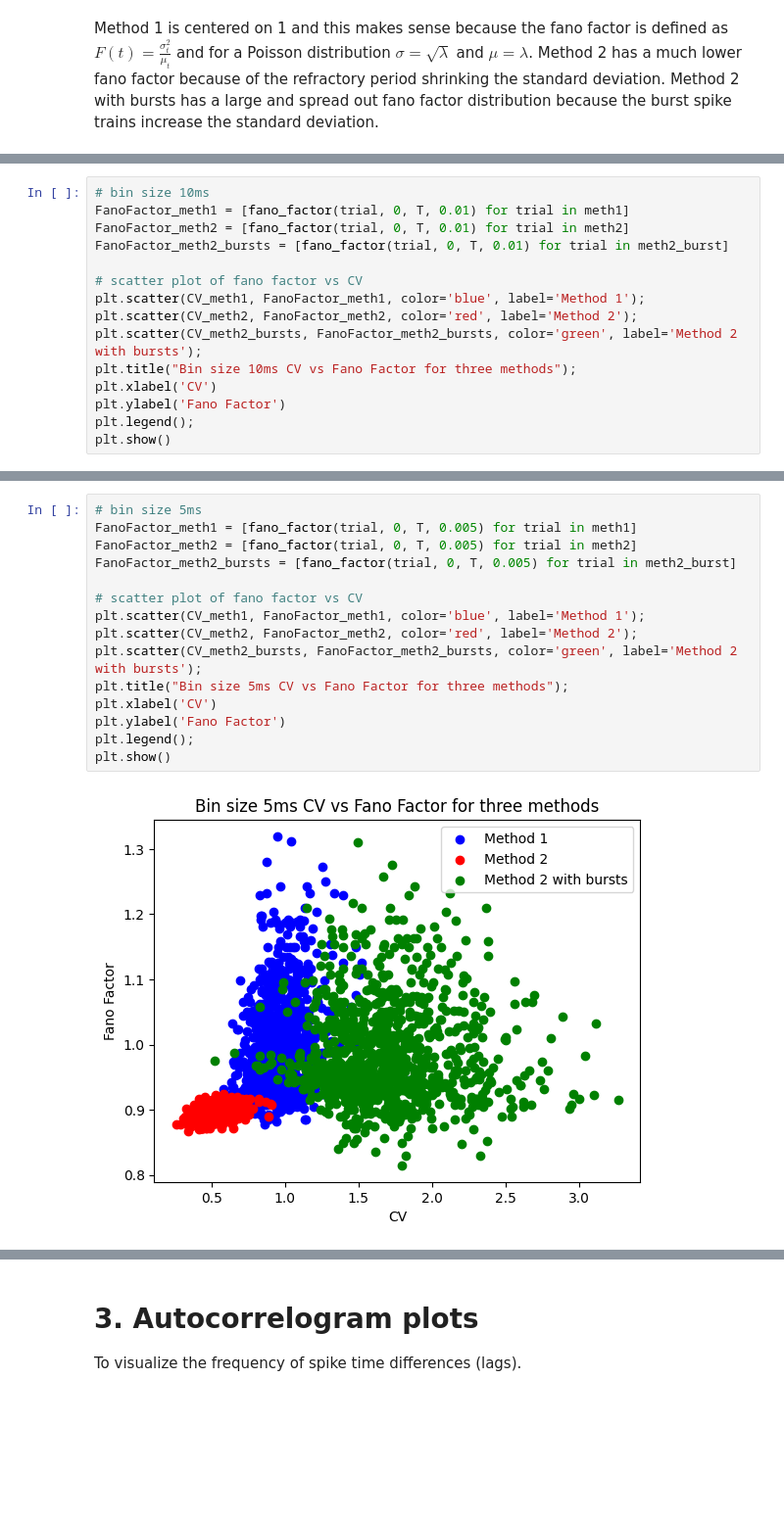
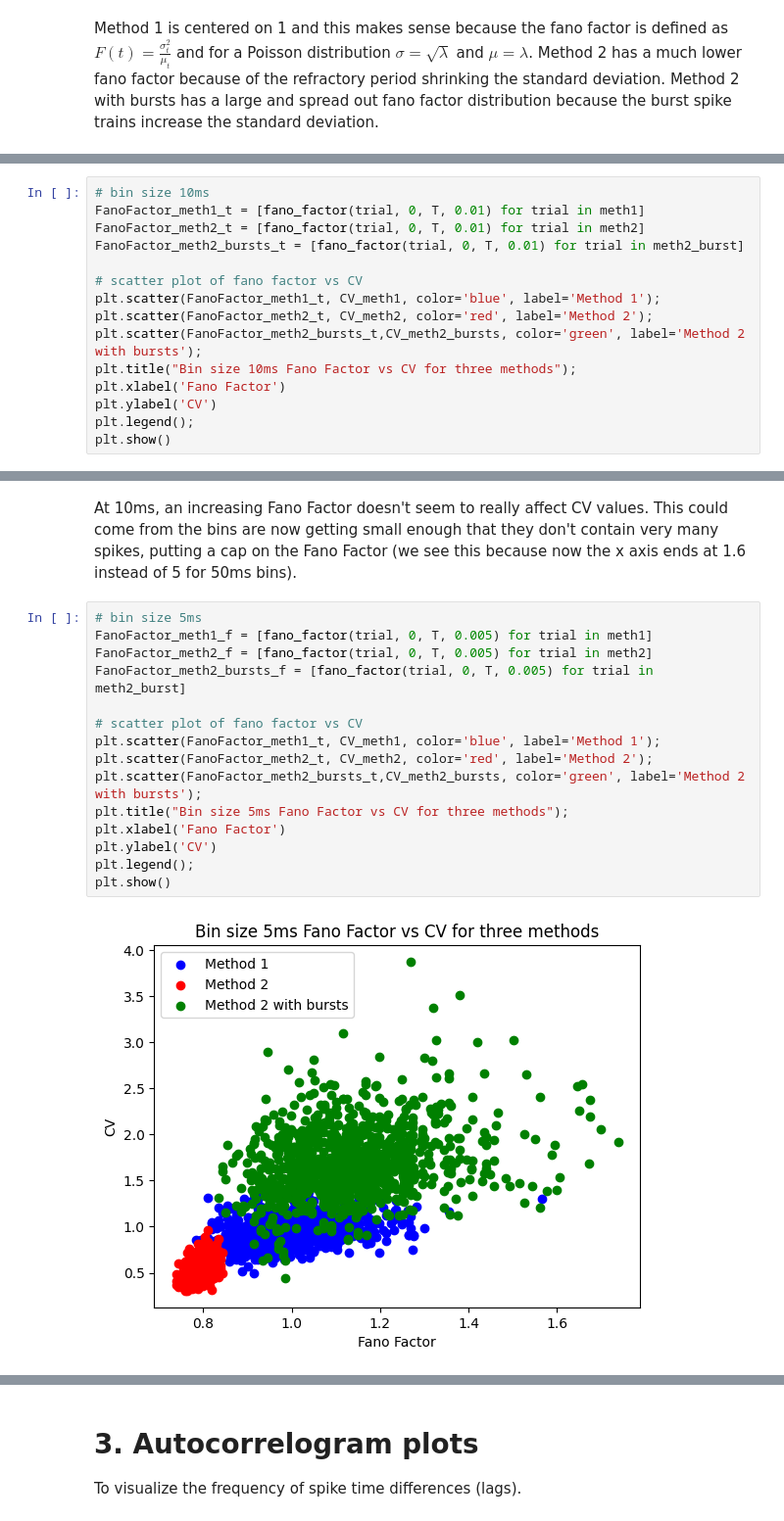
Before and after one commit to ssocolow/comp-neuro, a Jupyter notebook: assignment_02_comp_neuro.ipynb, the cells around one changed output, grey strips where cells are left out. Shown at 98% size. Saved outputs shown, nothing was run; the diff lists cells and outputs as text; blank space fills up the shorter version.

```diff
--- a/assignment_02_comp_neuro.ipynb
+++ b/assignment_02_comp_neuro.ipynb
@@ -97,16 +99,16 @@ plt.show()
 # %%
 # bin size 10ms
-FanoFactor_meth1 = [fano_factor(trial, 0, T, 0.01) for trial in meth1]
-FanoFactor_meth2 = [fano_factor(trial, 0, T, 0.01) for trial in meth2]
-FanoFactor_meth2_bursts = [fano_factor(trial, 0, T, 0.01) for trial in meth2_burst]
+FanoFactor_meth1_t = [fano_factor(trial, 0, T, 0.01) for trial in meth1]
+FanoFactor_meth2_t = [fano_factor(trial, 0, T, 0.01) for trial in meth2]
+FanoFactor_meth2_bursts_t = [fano_factor(trial, 0, T, 0.01) for trial in meth2_burst]
 
 # scatter plot of fano factor vs CV
-plt.scatter(CV_meth1, FanoFactor_meth1, color='blue', label='Method 1');
-plt.scatter(CV_meth2, FanoFactor_meth2, color='red', label='Method 2');
-plt.scatter(CV_meth2_bursts, FanoFactor_meth2_bursts, color='green', label='Method 2 with bursts');
-plt.title("Bin size 10ms CV vs Fano Factor for three methods");
-plt.xlabel('CV')
-plt.ylabel('Fano Factor')
+plt.scatter(FanoFactor_meth1_t, CV_meth1, color='blue', label='Method 1');
+plt.scatter(FanoFactor_meth2_t, CV_meth2, color='red', label='Method 2');
+plt.scatter(FanoFactor_meth2_bursts_t,CV_meth2_bursts, color='green', label='Method 2 with bursts');
+plt.title("Bin size 10ms Fano Factor vs CV for three methods");
+plt.xlabel('Fano Factor')
+plt.ylabel('CV')
 plt.legend();
 plt.show()
 # %% [output]
@@ -114,17 +116,19 @@ plt.show()
+# %% [markdown]
+At 10ms, an increasing Fano Factor doesn't seem to really affect CV values. This could come from the bins are now getting small enough that they don't contain very many spikes, putting a cap on the Fano Factor (we see this because now the x axis ends at 1.6 instead of 5 for 50ms bins).
 # %%
 # bin size 5ms
-FanoFactor_meth1 = [fano_factor(trial, 0, T, 0.005) for trial in meth1]
-FanoFactor_meth2 = [fano_factor(trial, 0, T, 0.005) for trial in meth2]
-FanoFactor_meth2_bursts = [fano_factor(trial, 0, T, 0.005) for trial in meth2_burst]
+FanoFactor_meth1_f = [fano_factor(trial, 0, T, 0.005) for trial in meth1]
+FanoFactor_meth2_f = [fano_factor(trial, 0, T, 0.005) for trial in meth2]
+FanoFactor_meth2_bursts_f = [fano_factor(trial, 0, T, 0.005) for trial in meth2_burst]
 
 # scatter plot of fano factor vs CV
-plt.scatter(CV_meth1, FanoFactor_meth1, color='blue', label='Method 1');
-plt.scatter(CV_meth2, FanoFactor_meth2, color='red', label='Method 2');
-plt.scatter(CV_meth2_bursts, FanoFactor_meth2_bursts, color='green', label='Method 2 with bursts');
-plt.title("Bin size 5ms CV vs Fano Factor for three methods");
-plt.xlabel('CV')
-plt.ylabel('Fano Factor')
+plt.scatter(FanoFactor_meth1_t, CV_meth1, color='blue', label='Method 1');
+plt.scatter(FanoFactor_meth2_t, CV_meth2, color='red', label='Method 2');
+plt.scatter(FanoFactor_meth2_bursts_t,CV_meth2_bursts, color='green', label='Method 2 with bursts');
+plt.title("Bin size 5ms Fano Factor vs CV for three methods");
+plt.xlabel('Fano Factor')
+plt.ylabel('CV')
 plt.legend();
 plt.show()
 # %% [output]
-[figure, old version]
+[figure, new version]
```
Also changed, not shown: parts of 21 cells of this notebook.
